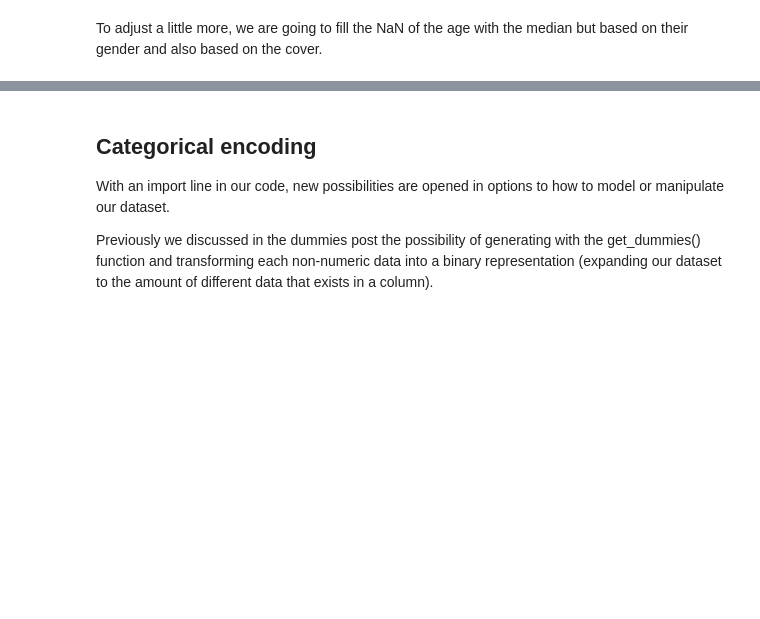
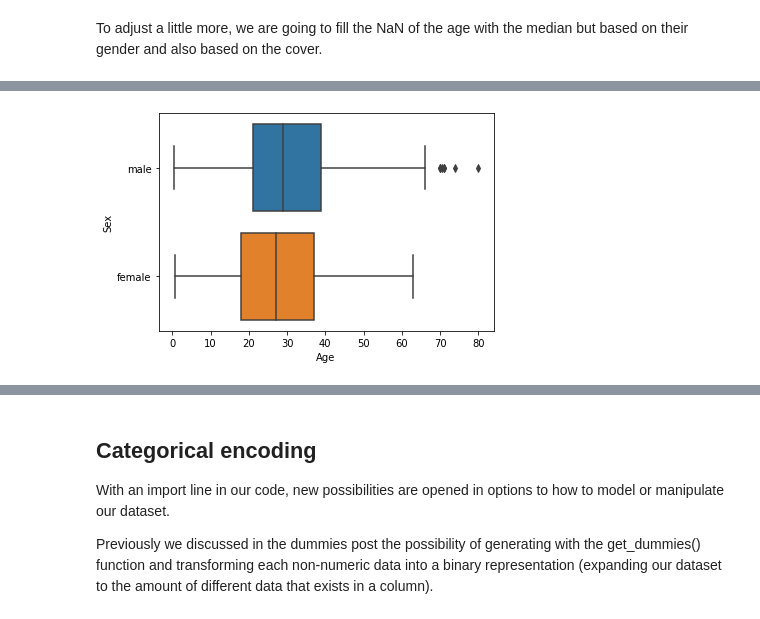
Before and after one commit to Ironhack-data-bcn-feb-2023/lectures, a Jupyter notebook: 41.Feature_engineering.ipynb, the cells around one changed output, grey strips where cells are left out. Cells and saved outputs as stored; diff of their text form; code cells hidden in the pictures; blank space fills up the shorter version.

```diff
--- a/41.Feature_engineering.ipynb
+++ b/41.Feature_engineering.ipynb
@@ -31,0 +266,12 @@ To adjust a little more, we are going to fill the NaN of the age with the median
+# %%
+sns.boxplot(x=df.Age, y=df.Sex);
+
+"""
+Hombres: más distribuido; max es más alto
+Hombres: más outliers
+La mediaNA y el máximo de mujer es más joven
+Ancho de las cajas: rango
+Ancho respecto a la línea: simetría
+"""
+# %% [output]
+[figure, added]
```
Also changed, not shown: parts of 102 cells of this notebook, 1 other file.
